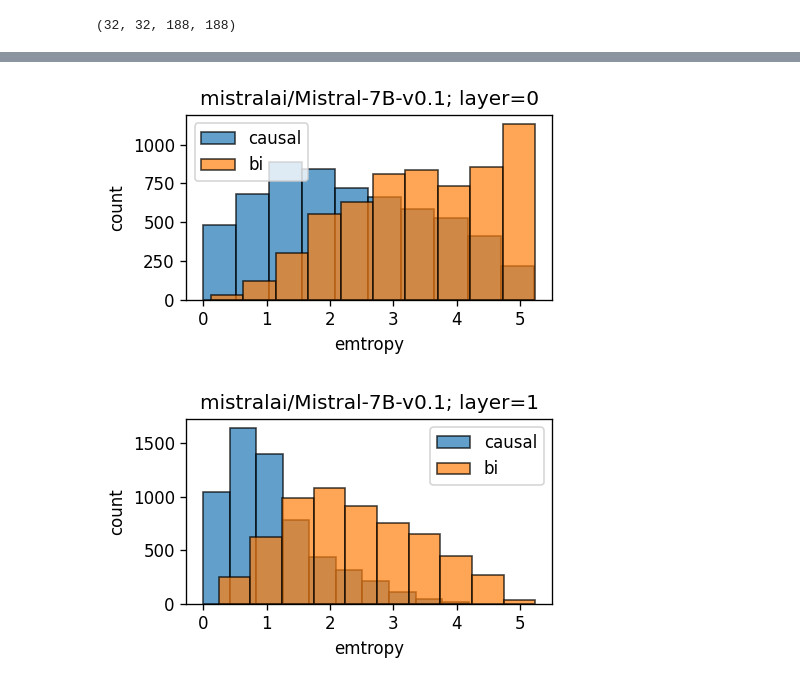
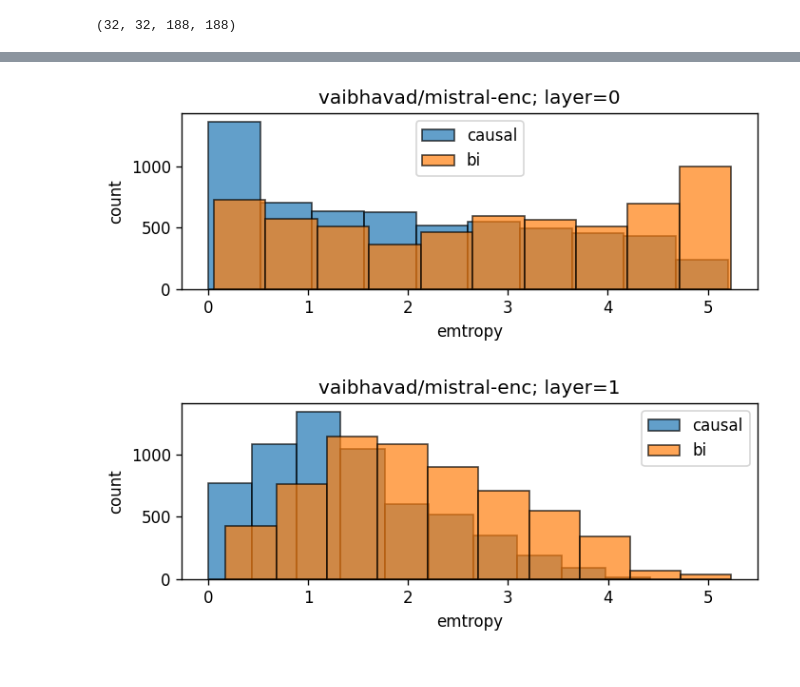
Before and after one commit to mmarius/transformers, a Jupyter notebook: notebooks/plot_attention.ipynb, the cells around one changed output, grey strips where cells are left out. Saved outputs shown, nothing was run; the diff lists cells and outputs as text; code cells hidden in the pictures.

Commit message:
plots

```diff
--- a/notebooks/plot_attention.ipynb
+++ b/notebooks/plot_attention.ipynb
@@ -31,5 +35,8 @@ def compute_entropies_for_heads_at_layer(layer, attention_matrices):
 # model_name_or_path, num_layers = "princeton-nlp/Sheared-LLaMA-1.3B", 24
 # model_name_or_path, num_layers = "meta-llama/Llama-2-7b-hf", 32
 # model_name_or_path, num_layers = "meta-llama/Llama-2-7b-chat-hf", 32
-model_name_or_path, num_layers = "mistralai/Mistral-7B-v0.1", 32
+# model_name_or_path, num_layers = "mistralai/Mistral-7B-v0.1", 32
 # model_name_or_path, num_layers = "mistralai/Mistral-7B-Instruct-v0.2", 32
+
+# transformed models
+model_name_or_path, num_layers = "vaibhavad/mistral-enc", 32
@@ -36,5 +45,5 @@ model_name_or_path, num_layers = "mistralai/Mistral-7B-v0.1", 32
 # %%
-data_path = f"/projects/transformers/attention_data/{model_name_or_path.split('/')[-1]}"
+data_path = f"/data/attention_data/{model_name_or_path.split('/')[-1]}/offset{offset}"
 # %%
 causal_attention_matrices = load_attention_matrices(data_path, "causal", num_layers)
 causal_attention_matrices.shape
@@ -45,3 +54,32 @@ bi_attention_matrices = load_attention_matrices(data_path, "bidirectional", num_
 bi_attention_matrices.shape
 # %% [output]
 (32, 32, 188, 188)
+# %%
+# plot attention distribtion for a single token position
+
+num_tokens = causal_attention_matrices.shape[-1]
+
+head = 0
+token = 10
+
+for layer in range(num_layers)[:1]:
+    H_c = causal_attention_matrices[layer][head]
+    H_b = bi_attention_matrices[layer][head]
+    difference = H_b - H_c
+    difference_past = np.tril(difference, k=-1)
+    difference_future = np.triu(difference, k=1)
+
+    fig, axes = plt.subplots(nrows=1, ncols=1, sharex=True, sharey=True, figsize=(3.5, 3.5), dpi=120)
+    axes.plot(difference_past[token, :], label="past")
+    axes.plot(difference_future[token, :], label="future")
+    axes.axvline(token, color="red", linestyle="dotted")
+
+    axes.set_xlabel("token position")
+    axes.set_ylabel("difference in attention")
+    axes.set_title(f"{model_name_or_path}; layer={layer}; head={head}; token={token}", fontsize=8)
+
+    axes.legend(loc="best")
+
+    plt.tight_layout()
+    plt.show()
+    plt.close();
@@ -61,11 +101,11 @@ for layer in range(num_layers)[:2]:
     print("max. value:", np.max(H))
     print("upper bound:", np.log(num_tokens))
 
-    fig, axes = plt.subplots(nrows=1, ncols=1, sharex=False, sharey=False, figsize=(10, 5.5), dpi=120)
+    fig, axes = plt.subplots(nrows=1, ncols=1, sharex=False, sharey=False, figsize=(8, 5.5), dpi=120)
 
     im = axes.imshow(H, vmax=np.log(num_tokens), cmap="plasma")
     fig.colorbar(im, ax=axes, orientation='vertical', fraction=0.0075, label="entropy")
-    # axes.axhline(num_heads - 1, color="black", linewidth=2.0)
+    # axes.axhline(H.shape[0] - 1, color="black", linewidth=2.0)
 
     axes.set_xlabel("token position")
     axes.set_ylabel("head")
@@ -86,25 +126,25 @@ upper bound: 5.236441962829949
 # %%
 for layer in range(num_layers)[:2]:
     H_c = compute_entropies_for_heads_at_layer(layer, causal_attention_matrices)
     H_b = compute_entropies_for_heads_at_layer(layer, bi_attention_matrices)
 
-    fig, axes = plt.subplots(nrows=1, ncols=1, sharex=False, sharey=False, figsize=(4, 2.5), dpi=120)
+    fig, axes = plt.subplots(nrows=1, ncols=1, sharex=False, sharey=False, figsize=(6, 2.5), dpi=120)
 
     axes.hist(H_c.flatten(), edgecolor="black", alpha=0.7, label="causal")
     axes.hist(H_b.flatten(), edgecolor="black", alpha=0.7, label="bi")
 
     axes.set_xlabel("emtropy")
     axes.set_ylabel("count")
 
     axes.set_title(f"{model_name_or_path}; layer={layer}")
     axes.legend(loc="best")
 
     plt.tight_layout()
     plt.show()
     plt.close();
 # %% [output]
-[figure, old version]
+[figure, new version]
-[figure, old version]
+[figure, new version]
 # %%
 # entropy distributions for two models next to each other
 
```
Also changed, not shown: parts of 8 cells of this notebook, 2 other files.
